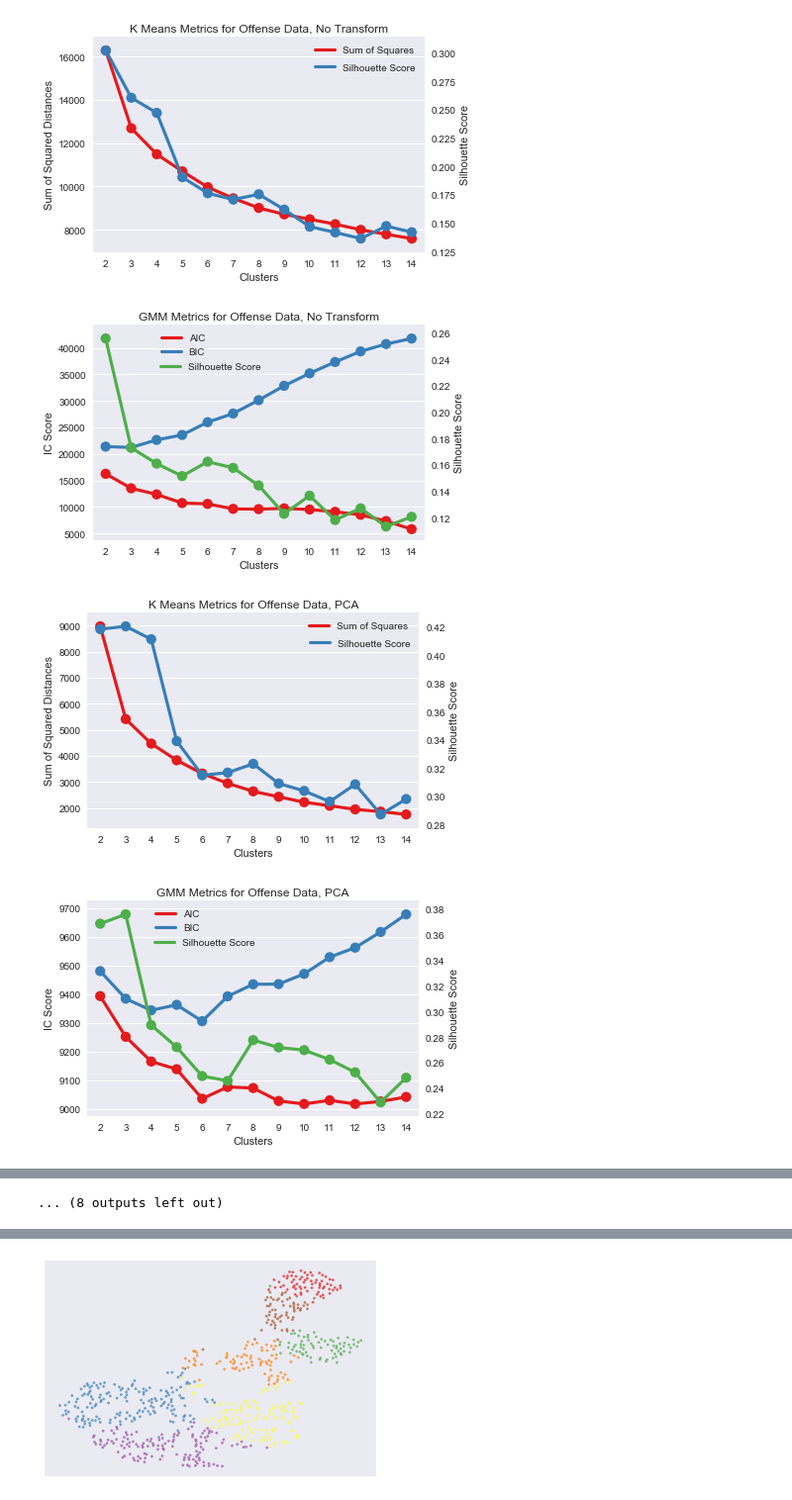
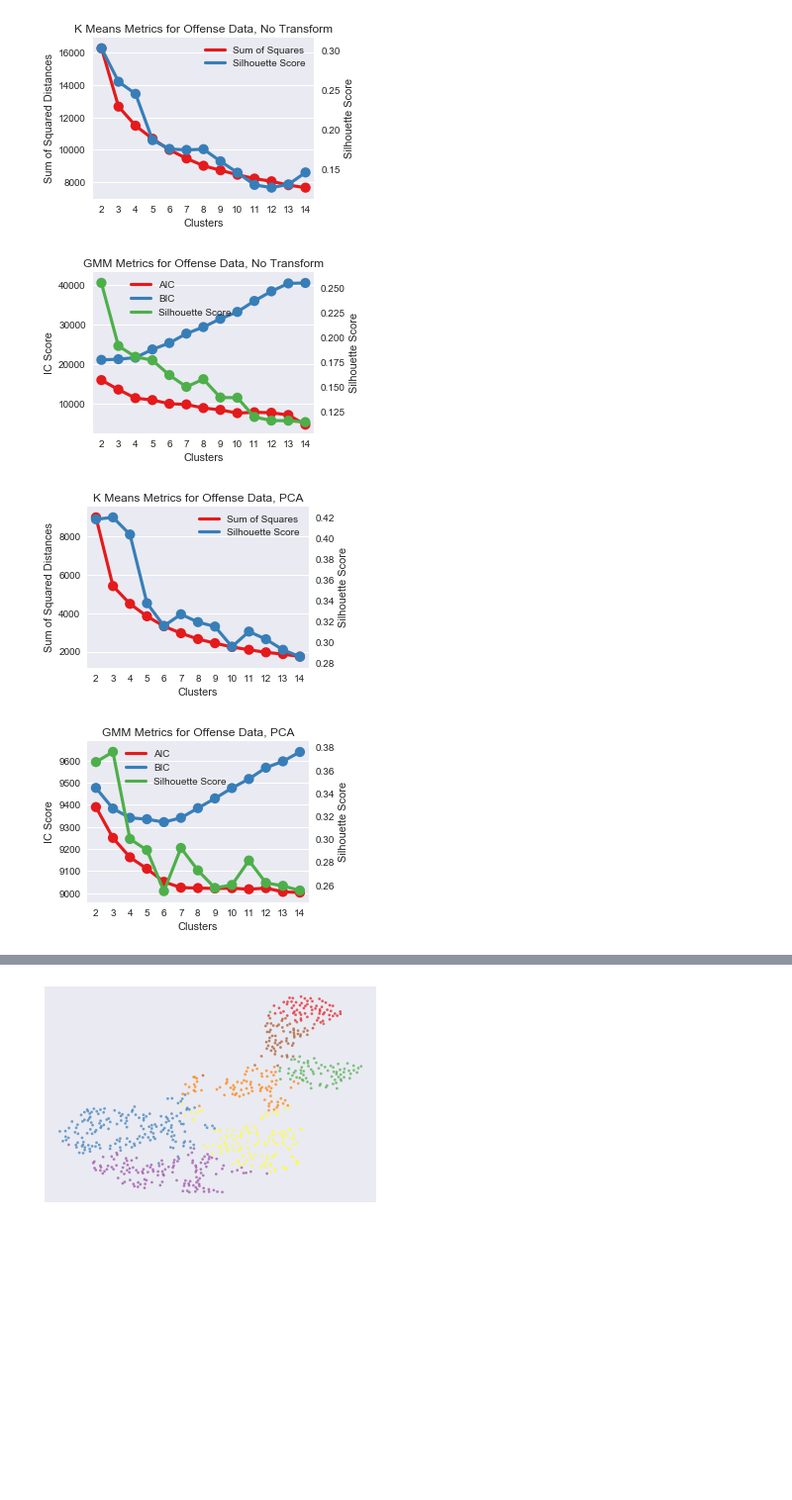
Before and after one commit to JohnLithio/NBACluster, a Jupyter notebook: Clustering.ipynb, the cells around one changed output, grey strips where cells are left out. Shown at 99% size. Drawn from its saved outputs; the diff is of its cells as text; code cells hidden in the pictures; blank space fills up the shorter version.

```diff
--- a/Clustering.ipynb
+++ b/Clustering.ipynb
@@ -81,7 +81,7 @@ def aicBic(k_max, X, title):
               labels=["AIC","BIC"],
               loc=9, bbox_to_anchor=(.272, 1))
     ax2.legend(handles=ax2.lines[::len(scores.keys())], labels=["Silhouette Score"],
-              loc=9, bbox_to_anchor=(.355, .868))
+              loc=9, bbox_to_anchor=(.4, .83))
 # %%
 import matplotlib.cm as cm
 
@@ -303,24 +303,24 @@ dffad = transformDF(Xd_norm, 'FA', n=5)
 # %%
 data_dict = {'Offense':{'No Transform':Xo_norm,
                         'PCA':dfpcao[['PC1', 'PC2', 'PC3']].values,
-                        'ICA':dficao.values,
-                        'RCA':dfrcao.values,
-                        'FA':dfrcao.values
+#                         'ICA':dficao.values,
+#                         'RCA':dfrcao.values,
+#                         'FA':dfrcao.values
                        },
              'Defense':{'No Transform':Xd_norm,
                         'PCA':dfpcad[['PC1', 'PC2', 'PC3']].values,
-                        'ICA':dficad.values,
-                        'RCA':dfrcad.values,
-                        'FA':dffad.values
+#                         'ICA':dficad.values,
+#                         'RCA':dfrcad.values,
+#                         'FA':dffad.values
                        }
             }
 
 for side, dict1 in data_dict.items():
     for transform, d in dict1.items():
         elbow(15, d, 'K Means Metrics for {0} Data, {1}'.format(side, transform))
         aicBic(15, d, 'GMM Metrics for {0} Data, {1}'.format(side, transform))
 # %% [output]
-[figure, old version]
+[figure, new version]
-[figure, old version]
+[figure, new version]
-[figure, old version]
+[figure, new version]
-[figure, old version]
+[figure, new version]
@@ -335,2 +331 @@ for side, dict1 in data_dict.items():
-... (8 outputs left out)
 # %%
```
Also changed, not shown: parts of 41 cells of this notebook, 1 other file.
